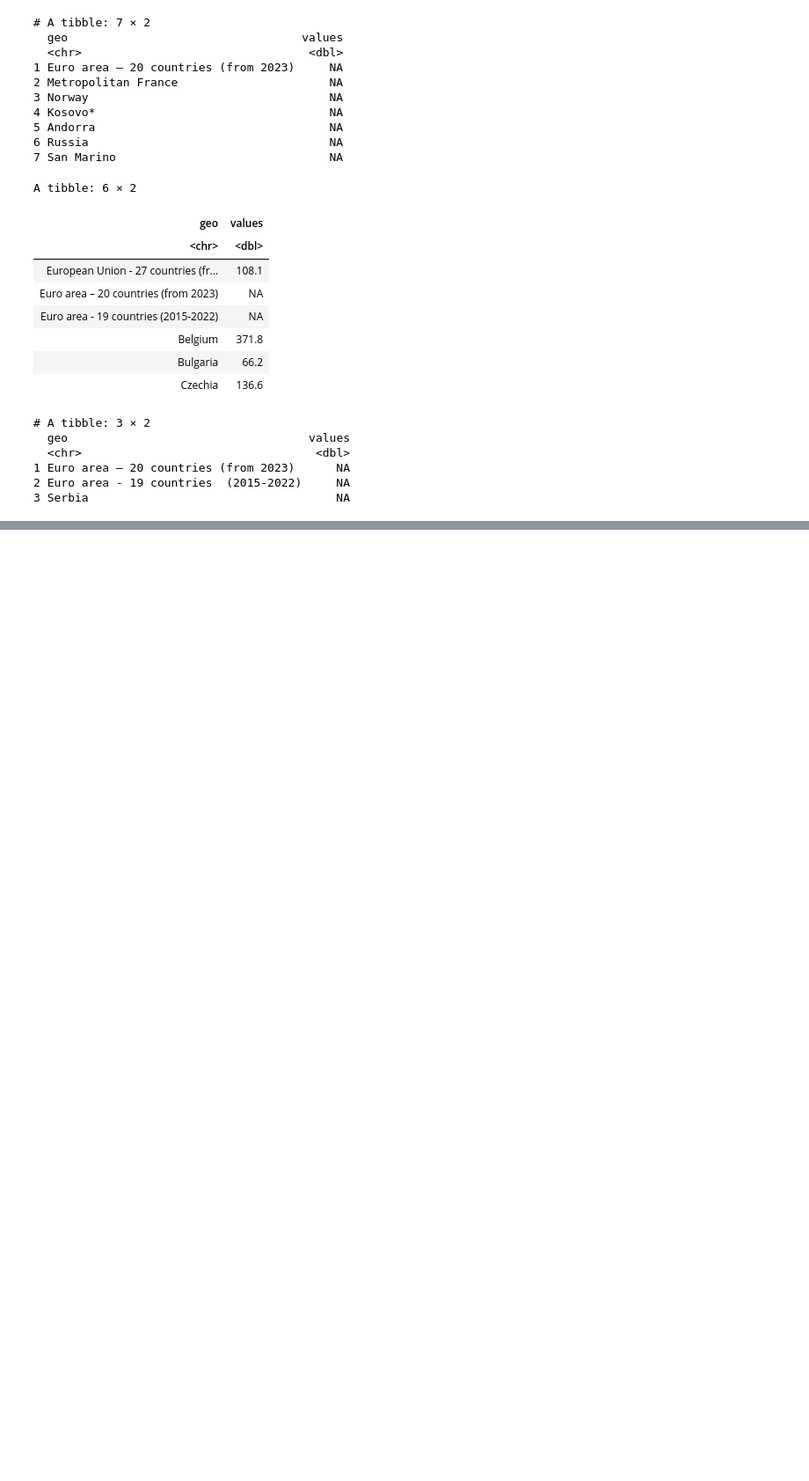
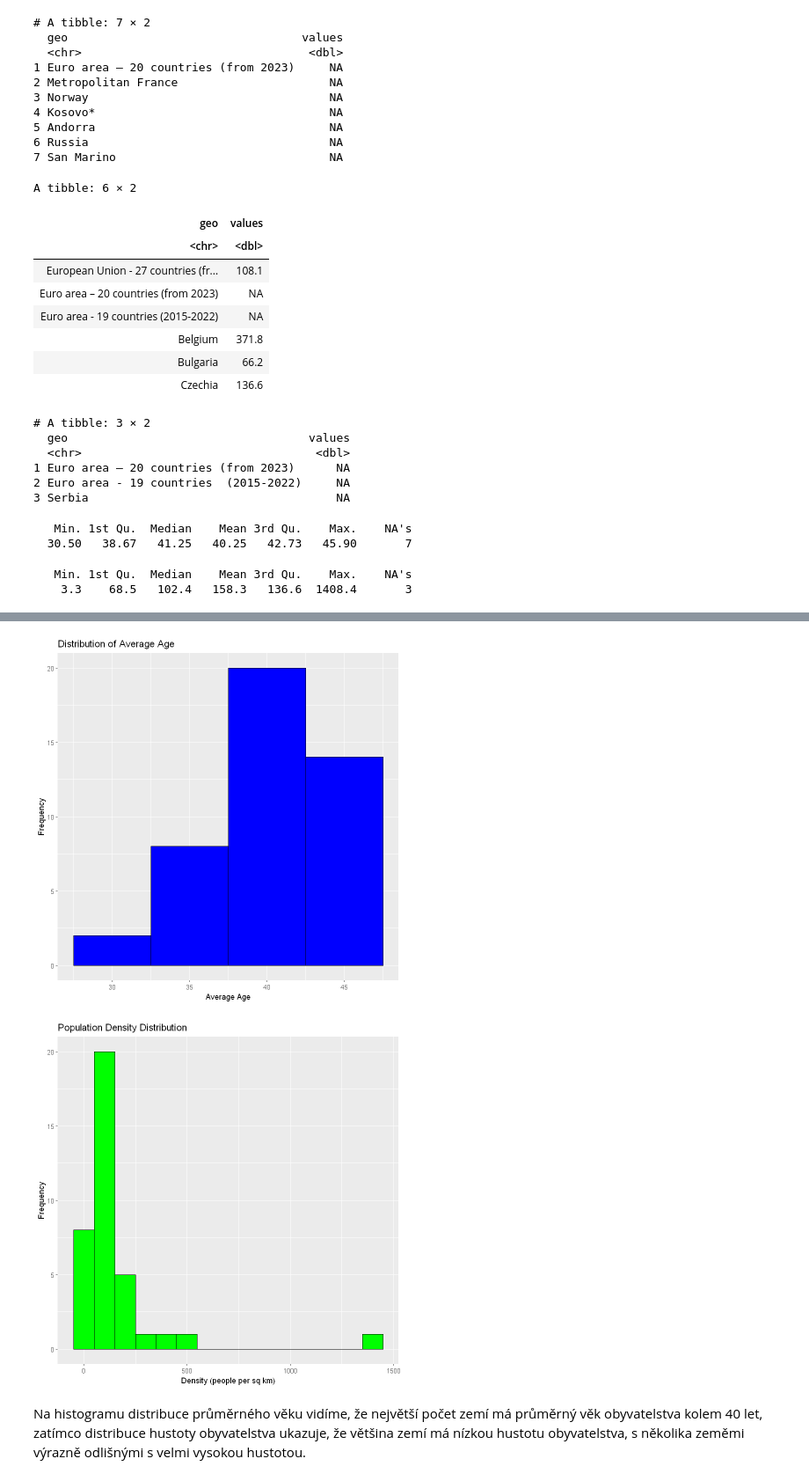
Before and after one commit to SychovaDaria/Prs, a Jupyter notebook: project 3/SP3.ipynb, the cells around one changed output, grey strips where cells are left out. Shown at 88% size. Drawn from its saved outputs; the diff is of its cells as text; code cells hidden in the pictures; blank space fills up the shorter version.

```diff
--- a/project 3/SP3.ipynb
+++ b/project 3/SP3.ipynb
@@ -325,3 +334,28 @@ print(rows_with_missing)
 1 Euro area – 20 countries (from 2023)      NA
 2 Euro area - 19 countries  (2015-2022)     NA
 3 Serbia                                    NA
+# %%
+summary(data_age$values)
+# %% [output]
+   Min. 1st Qu.  Median    Mean 3rd Qu.    Max.    NA's
+  30.50   38.67   41.25   40.25   42.73   45.90       7
+# %%
+summary(data_density$values)
+# %% [output]
+   Min. 1st Qu.  Median    Mean 3rd Qu.    Max.    NA's
+    3.3    68.5   102.4   158.3   136.6  1408.4       3
+# %%
+# Age
+ggplot(data_age, aes(x=values)) +
+  geom_histogram(binwidth=5, fill="blue", color="black") +
+  ggtitle("Distribution of Average Age") +
+  xlab("Average Age") +
+  ylab("Frequency")
+
+# density
+ggplot(data_density, aes(x=values)) +
+  geom_histogram(binwidth=100, fill="green", color="black") +
+  ggtitle("Population Density Distribution") +
+  xlab("Density (people per sq km)") +
+  ylab("Frequency")
+# %% [output]
@@ -327,0 +366,4 @@ print(rows_with_missing)
+[figure, added]
+[figure, added]
+# %% [markdown]
+Na histogramu distribuce průměrného věku vidíme, že největší počet zemí má průměrný věk obyvatelstva kolem 40 let, zatímco distribuce hustoty obyvatelstva ukazuje, že většina zemí má nízkou hustotu obyvatelstva, s několika zeměmi výrazně odlišnými s velmi vysokou hustotou.
```
Also changed, not shown: parts of 38 cells of this notebook, 1 other file.
